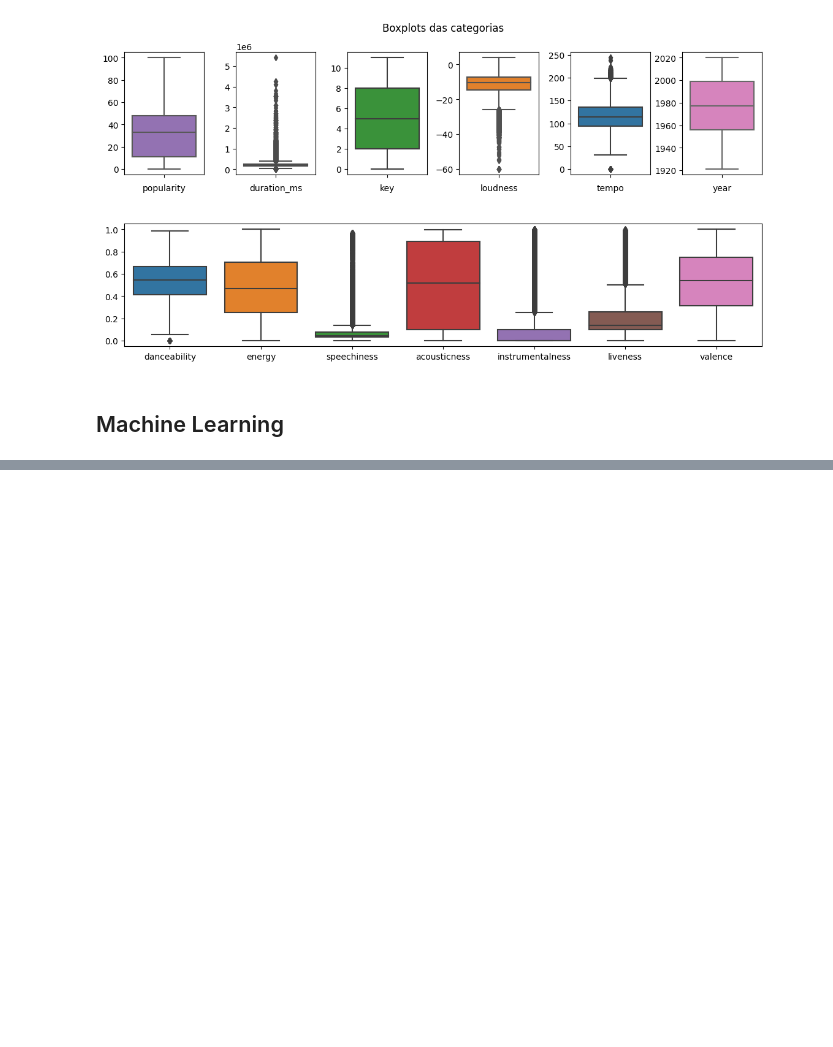
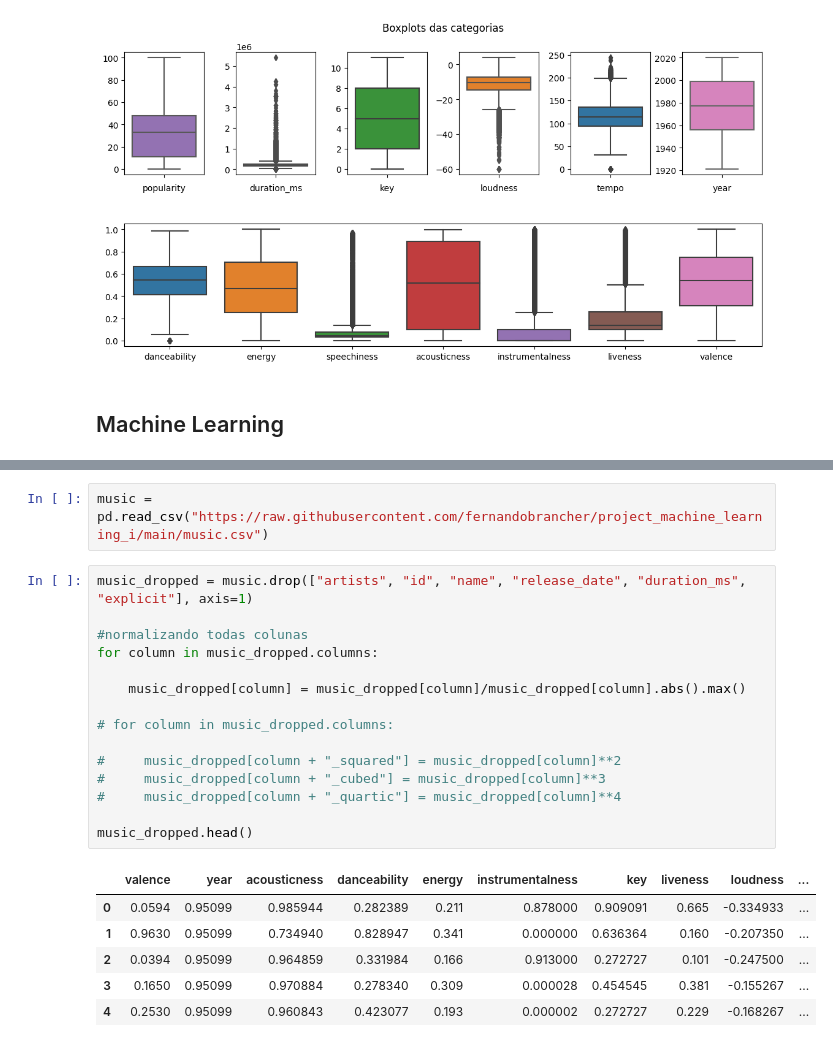
Before and after one commit to fernandobrancher/project_machine_learning_i, a Jupyter notebook: popularity_regression.ipynb, the cells around one changed output, grey strips where cells are left out. Saved outputs shown, nothing was run; the diff lists cells and outputs as text; blank space fills up the shorter version.

```diff
--- a/popularity_regression.ipynb
+++ b/popularity_regression.ipynb
@@ -290,0 +299,24 @@ plt.show()
+# %%
+music = pd.read_csv("https://raw.githubusercontent.com/fernandobrancher/project_machine_learning_i/main/music.csv")
+# %%
+music_dropped = music.drop(["artists", "id", "name", "release_date", "duration_ms", "explicit"], axis=1)
+
+#normalizando todas colunas
+for column in music_dropped.columns:
+
+    music_dropped[column] = music_dropped[column]/music_dropped[column].abs().max()
+
+# for column in music_dropped.columns:
+
+#     music_dropped[column + "_squared"] = music_dropped[column]**2
+#     music_dropped[column + "_cubed"] = music_dropped[column]**3
+#     music_dropped[column + "_quartic"] = music_dropped[column]**4
+
+music_dropped.head()
+# %% [output]
+|  | valence | year | acousticness | danceability | energy | instrumentalness | key | liveness | loudness | ... |
+| 0 | 0.0594 | 0.95099 | 0.985944 | 0.282389 | 0.211 | 0.878000 | 0.909091 | 0.665 | -0.334933 | ... |
+| 1 | 0.9630 | 0.95099 | 0.734940 | 0.828947 | 0.341 | 0.000000 | 0.636364 | 0.160 | -0.207350 | ... |
+| 2 | 0.0394 | 0.95099 | 0.964859 | 0.331984 | 0.166 | 0.913000 | 0.272727 | 0.101 | -0.247500 | ... |
+| 3 | 0.1650 | 0.95099 | 0.970884 | 0.278340 | 0.309 | 0.000028 | 0.454545 | 0.381 | -0.155267 | ... |
+| 4 | 0.2530 | 0.95099 | 0.960843 | 0.423077 | 0.193 | 0.000002 | 0.272727 | 0.229 | -0.168267 | ... |
```
Also changed, not shown: parts of 13 cells of this notebook.
